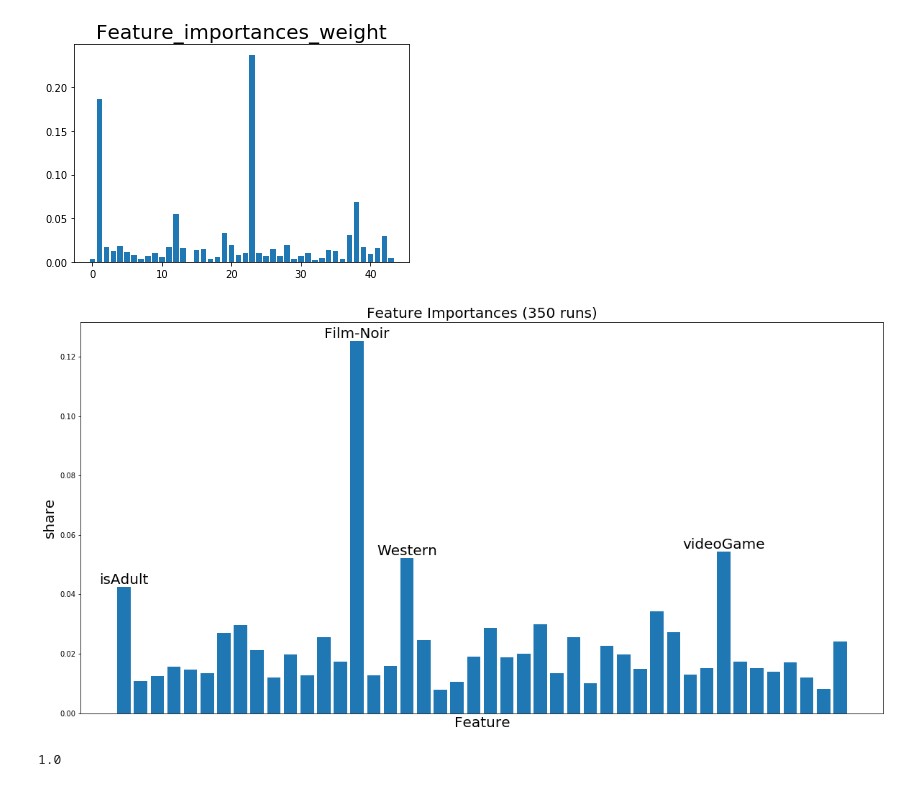
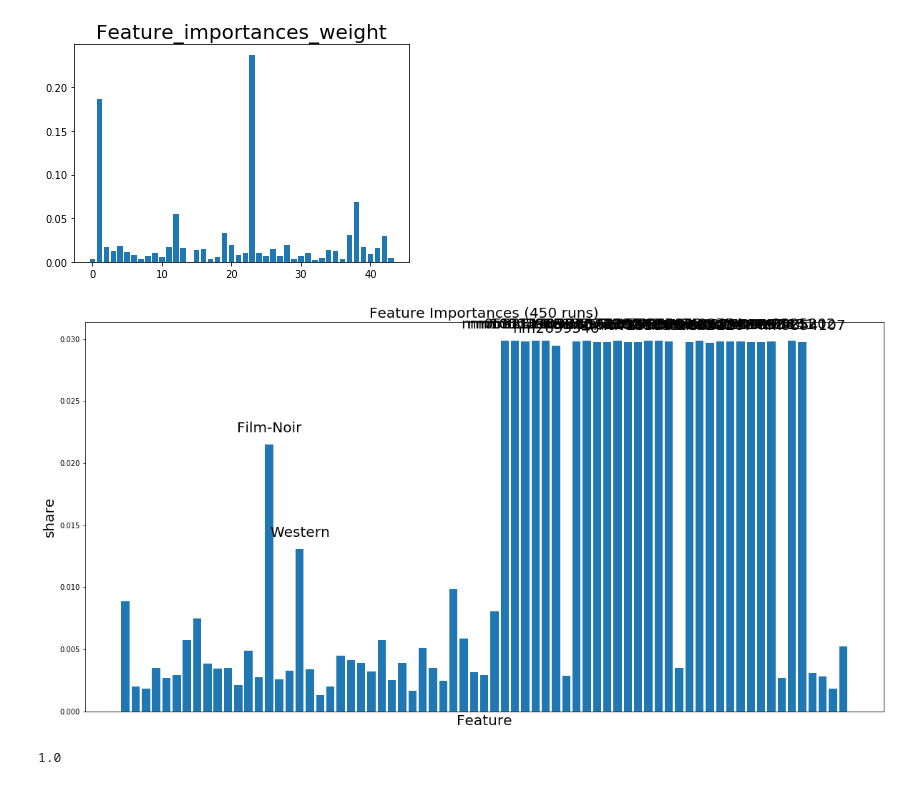
Before and after one commit to julia105/Movie-Project, a Jupyter notebook: SM-Movie-Project-FindFeatures-PE.ipynb, the cells around one changed output. Cells and saved outputs as stored; diff of their text form; code cells hidden in the pictures.

```diff
--- a/SM-Movie-Project-FindFeatures-PE.ipynb
+++ b/SM-Movie-Project-FindFeatures-PE.ipynb
@@ -107,7 +107,6 @@ xgboost_debugger = Estimator( role=role,
                              train_instance_count=1,
                              train_instance_type='ml.m5.4xlarge',
                              image_name=xgboost_estimator,
-                             #hyperparameters=hyperparameters,
                              train_max_run=1800,
                              debugger_hook_config=DebuggerHookConfig( s3_output_path=output_location, # Required
                              collection_configs=[ CollectionConfig( name="feature_importance", parameters={ "save_interval": str(save_interval) } ), ], ),
@@ -115,11 +114,12 @@ xgboost_debugger = Estimator( role=role,
                                                      rule_parameters={ "collection_names": "metrics", "num_steps": str(save_interval * 2), }, ), ],
 )
 xgboost_debugger.set_hyperparameters(
-    eta=.5,
+    eta=.45,
     # gamma=0.5,
     alpha = 0.55,
     #lambda_bias=0.4,
-    num_round=352                     # required parameter!
+    num_round=452
+    #booster = 'dart'
     #objective = 'reg:linear',
     )
 # %% [output]
@@ -183,7 +183,7 @@ feat_dict_step={}
 feat_dict_step={}
 start=50
 step = 50
-ende=350
+ende=450
 for i,f in enumerate(feature_importance_names):
     tmp=[]
     index=int(f.split('f')[2])
@@ -196,7 +196,7 @@ for i,f in enumerate(feature_importance_names):
             tmp.append(0)
 
     feat_dict_step[lbl]=tmp
-    print(i,tmp)
+    #print(i,tmp)
     #break
 """
     try:
@@ -282,13 +268,13 @@ liste = trial.tensor_names()
 # %%
 #[k for k in lst if 'ab' in k]
 feature_importance_names = [k for k in liste if 'feature_importance/cover' in k]
-feature_importance_col_names = ['isAdult', 'startYear', 'endYear', 'numVotes', 'Crime', 'Romance', 'Thriller', 'Adventure', 'Drama', 'War', 'Documentary', 'Reality-TV', 'Family', 'Fantasy', 'Game-Show', 'Adult', 'History', 'Mystery', 'Musical', 'Animation', 'Music', 'Film-Noir', 'shortGenre', 'Horror', 'Western', 'Biography', 'Comedy', 'Action', 'Sport', 'Talk-Show', 'Sci-Fi', 'News', 'movie', 'short', 'tvEpisode', 'tvMiniSeries', 'tvMovie', 'tvSeries', 'tvShort', 'tvSpecial', 'video', 'videoGame', 'distinct languages', 'distinct regions']
+#feature_importance_col_names = ['isAdult', 'startYear', 'endYear', 'numVotes', 'Crime', 'Romance', 'Thriller', 'Adventure', 'Drama', 'War', 'Documentary', 'Reality-TV', 'Family', 'Fantasy', 'Game-Show', 'Adult', 'History', 'Mystery', 'Musical', 'Animation', 'Music', 'Film-Noir', 'shortGenre', 'Horror', 'Western', 'Biography', 'Comedy', 'Action', 'Sport', 'Talk-Show', 'Sci-Fi', 'News', 'movie', 'short', 'tvEpisode', 'tvMiniSeries', 'tvMovie', 'tvSeries', 'tvShort', 'tvSpecial', 'video', 'videoGame', 'distinct languages', 'distinct regions']
 feature_importance_weight = [k for k in liste if 'feature_importance/weight' in k]
 # %%
 feat_dict_start={}
 feat_dict_ende={}
 start=50
-ende=350
+ende=450
 for i,f in enumerate(feature_importance_names):
     #print(feature_importance_col_names[i],"\t\t",end='')
     #print(trial.tensor(f).values())
@@ -367,35 +353,35 @@ time = now.strftime("%m-%d-%Y-%H-%M-%S")
 
 dict = feat_dict_ende
 
 fig,ax = plt.subplots(figsize=(20,10))
 
 #pd.DataFrame(feat_dict, index=['quantity']).plot(kind='bar',ax=ax,use_index=False, legend=False,width=1.4)
 plt.bar(*zip(*dict.items()))
 plt.title(f'Feature Importances ({ende} runs)', fontsize=20)
 plt.xlabel('Feature', fontsize=20)
 plt.ylabel('share', fontsize=20)
 plt.xticks(ticks=[])
-threshold=0.038
+threshold=0.01
 pad=0.001
 i=0
 for k,v in dict.items():
     if v > threshold:
         ax.text(i,v+pad,k.replace(" ","\n"),horizontalalignment='center',fontsize=20)
     #reak
     i +=1
 #plt.xlim([0,10])
 #plt.ylim([0,10])
 #plt.plot([0,10],[0,10], c='red')
 
 #plt.show()
 save_it=True
 if save_it == True:
     filename='Feature_importance_1-'+time
     plt.savefig(filename, dpi=None, facecolor='w', edgecolor='w',
         orientation='portrait')
 plt.show()
 # %% [output]
-[figure, old version]
+[figure, new version]
 # %%
 sum=0
 for k,v in feat_dict_ende.items():
```
Also changed, not shown: parts of 12 cells of this notebook, 2 other files.
